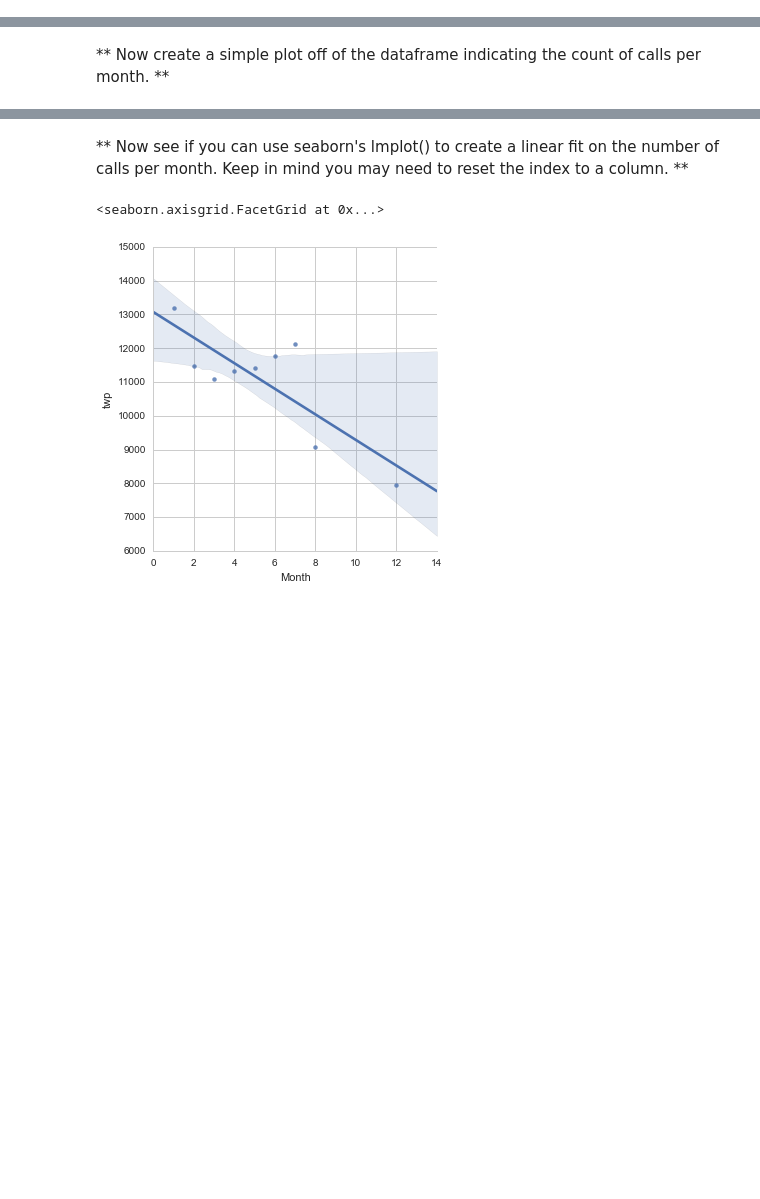
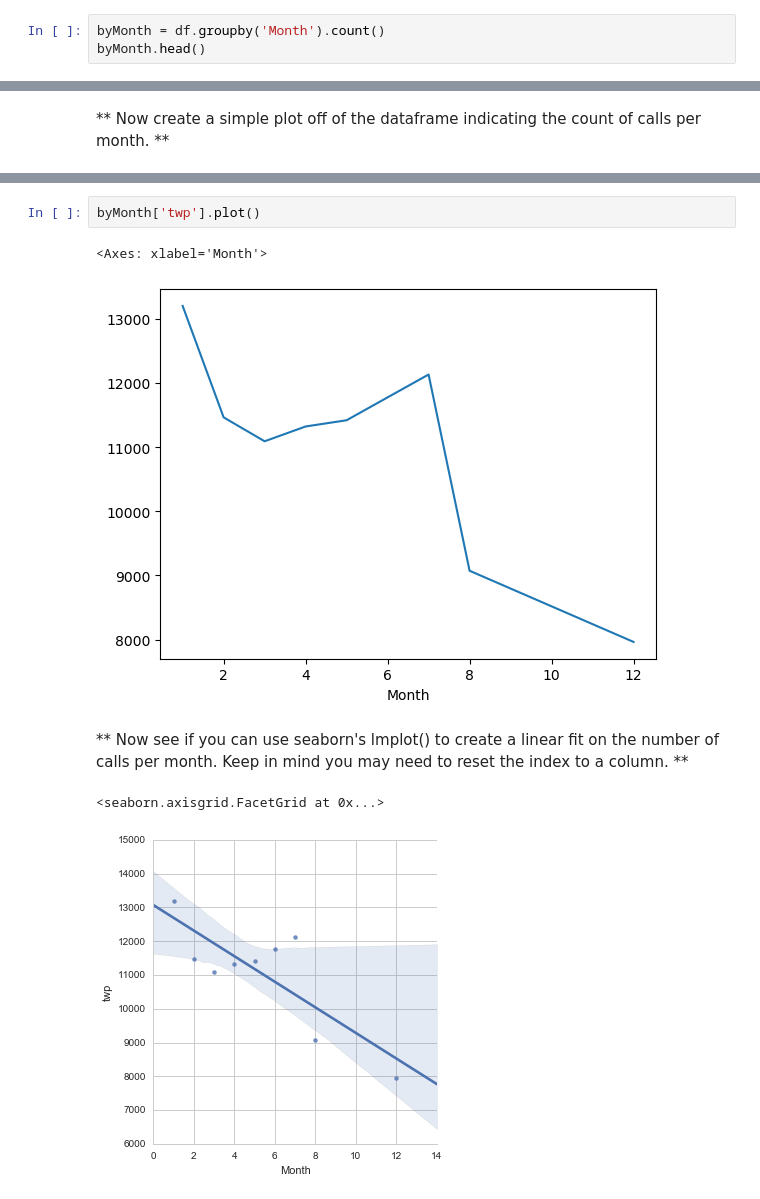
Before and after one commit to zinat-gks/Day1, a Jupyter notebook: Day 3/01orig-911 Calls Data Capstone Project.ipynb, the cells around one changed output, grey strips where cells are left out. Cells and saved outputs as stored; diff of their text form; blank space fills up the shorter version.

```diff
--- a/Day 3/01orig-911 Calls Data Capstone Project.ipynb
+++ b/Day 3/01orig-911 Calls Data Capstone Project.ipynb
@@ -151,3 +226,6 @@ _____
 | 3 | 11101 | 11101 | 11101 | 9755 | 11101 | 11101 | 11092 | 11059 | 11101 | 11101 | 11101 | ... |
 | 4 | 11326 | 11326 | 11326 | 9895 | 11326 | 11326 | 11323 | 11283 | 11326 | 11326 | 11326 | ... |
 | 5 | 11423 | 11423 | 11423 | 9946 | 11423 | 11423 | 11420 | 11378 | 11423 | 11423 | 11423 | ... |
+# %%
+byMonth = df.groupby('Month').count()
+byMonth.head()
@@ -160,3 +242,8 @@ _____
+# %%
+byMonth['twp'].plot()
+# %% [output]
+<Axes: xlabel='Month'>
+[figure, added]
 # %% [markdown]
 ** Now see if you can use seaborn's lmplot() to create a linear fit on the number of calls per month. Keep in mind you may need to reset the index to a column. **
 # %%
```
Also changed, not shown: parts of 32 cells of this notebook.
